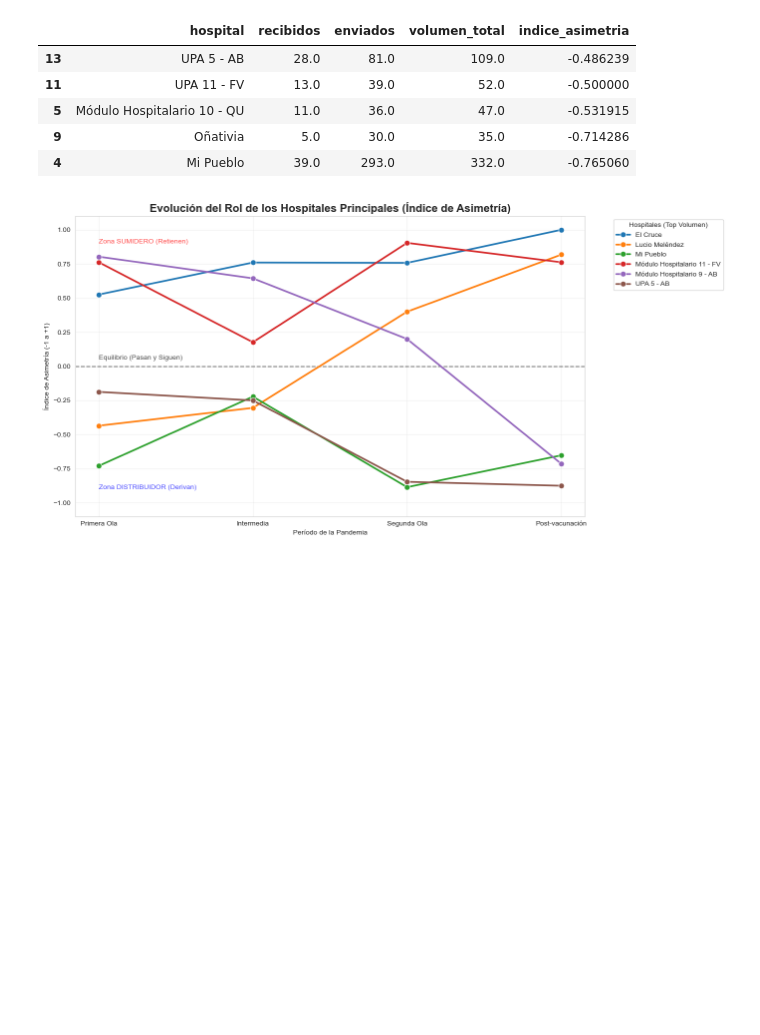
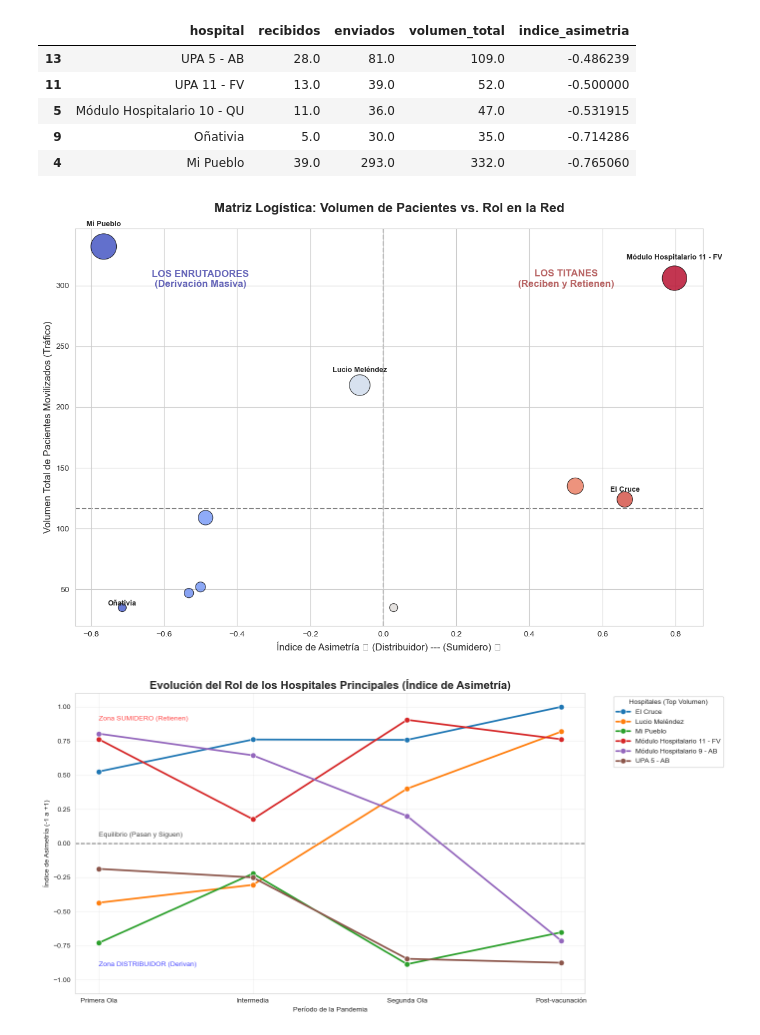
Before and after one commit to micagonzdark/RedesHospitales, a Jupyter notebook: JAIIO_notebooks/01_redes_basico.ipynb, the cells around one changed output. Cells and saved outputs as stored; diff of their text form; code cells hidden in the pictures; blank space fills up the shorter version.

```diff
--- a/JAIIO_notebooks/01_redes_basico.ipynb
+++ b/JAIIO_notebooks/01_redes_basico.ipynb
@@ -659,6 +659,47 @@ display(roles_filtrado.tail(5))
 | 5 | Módulo Hospitalario 10 - QU | 11.0 | 36.0 | 47.0 | -0.531915 |
 | 9 | Oñativia | 5.0 | 30.0 | 35.0 | -0.714286 |
 | 4 | Mi Pueblo | 39.0 | 293.0 | 332.0 | -0.765060 |
+# %%
+# GRÁFICO: LA MATRIZ DE ROLES (Volumen vs Asimetría)
+# =======================================================
+fig, ax = plt.subplots(figsize=(12, 8))
+
+# Usamos los roles calculados previamente (filtrando los de muy bajo volumen)
+df_plot = roles_red[roles_red['volumen_total'] >= 10].copy()
+
+# Scatterplot: Tamaño del punto según el volumen, color según el índice
+scatter = sns.scatterplot(
+    data=df_plot,
+    x='indice_asimetria',
+    y='volumen_total',
+    hue='indice_asimetria',
+    palette='coolwarm', # Rojo para sumideros, azul para distribuidores
+    size='volumen_total', sizes=(100, 1000),
+    legend=False, ax=ax, alpha=0.8, edgecolor='black'
+)
+
+# Líneas divisorias de los cuadrantes (Cruz central)
+ax.axvline(0, color='grey', linestyle='--', zorder=0) # Asimetría 0
+mediana_volumen = df_plot['volumen_total'].median()
+ax.axhline(mediana_volumen, color='grey', linestyle='--', zorder=0)
+
+# Etiquetamos los hospitales más extremos (Para saber quién es quién)
+for _, row in df_plot.iterrows():
+    if row['volumen_total'] > mediana_volumen * 1.5 or abs(row['indice_asimetria']) > 0.6:
+        ax.text(row['indice_asimetria'], row['volumen_total'] + (row['volumen_total']*0.05),
+                str(row['hospital']), ha='center', fontsize=9, fontweight='bold')
+
+# Textos de los cuadrantes
+ax.text(0.5, df_plot['volumen_total'].max() * 0.9, 'LOS TITANES\n(Reciben y Retienen)', color='darkred', ha='center', alpha=0.6, fontweight='bold', fontsize=12)
+ax.text(-0.5, df_plot['volumen_total'].max() * 0.9, 'LOS ENRUTADORES\n(Derivación Masiva)', color='darkblue', ha='center', alpha=0.6, fontweight='bold', fontsize=12)
+
+ax.set_title("Matriz Logística: Volumen de Pacientes vs. Rol en la Red", fontsize=16, fontweight='bold', pad=20)
+ax.set_xlabel("Índice de Asimetría ⟵ (Distribuidor) --- (Sumidero) ⟶", fontsize=12)
+ax.set_ylabel("Volumen Total de Pacientes Movilizados (Tráfico)", fontsize=12)
+plt.tight_layout()
+plt.show()
+# %% [output]
+[figure, added]
 # %%
 # 10bis. ANÁLISIS DE RED: EVOLUCIÓN DEL ÍNDICE DE ASIMETRÍA POR PERÍODO
 # =============================================================================
```
Also changed, not shown: parts of 1 cell of this notebook, 9 other files.
